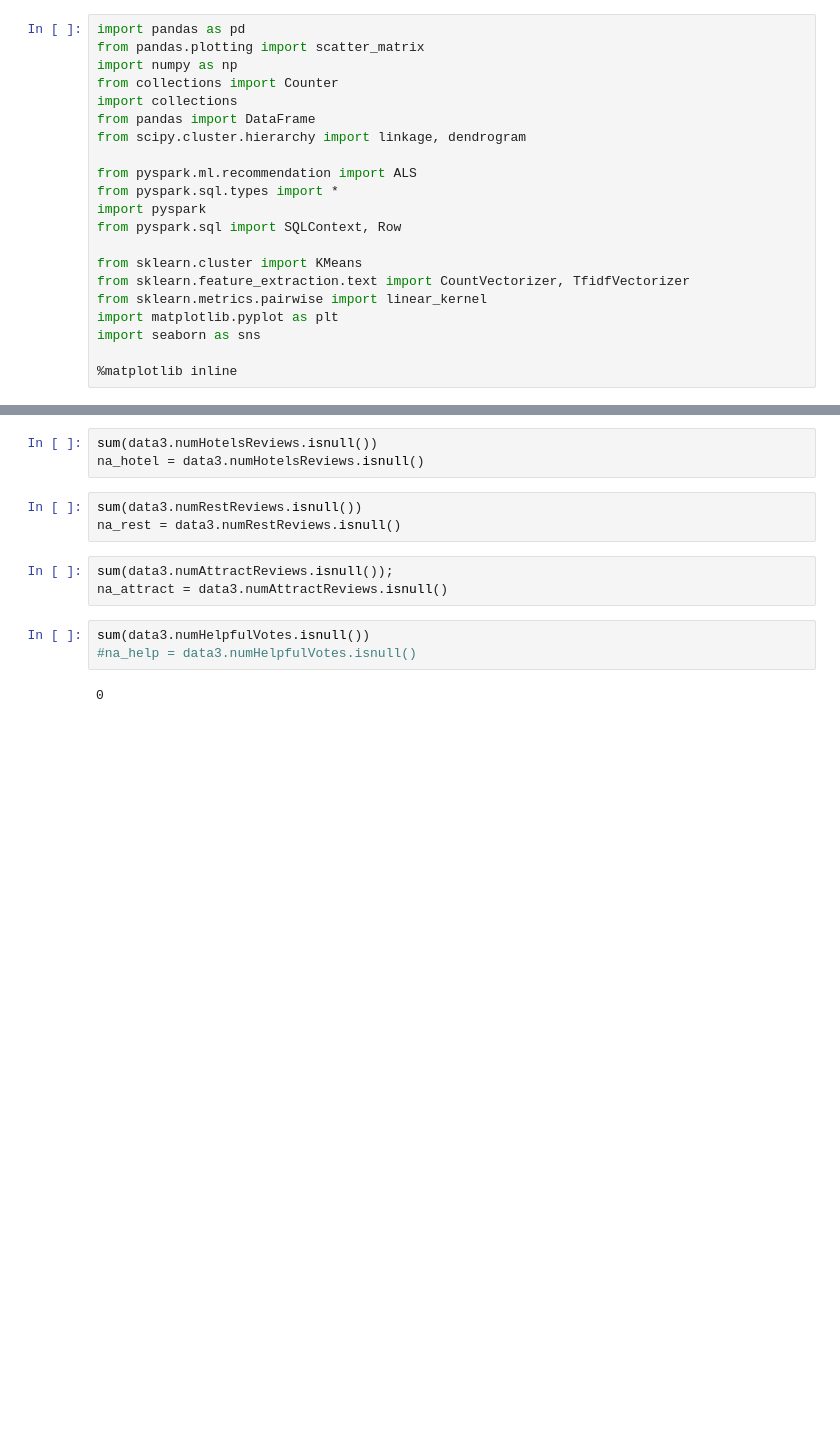
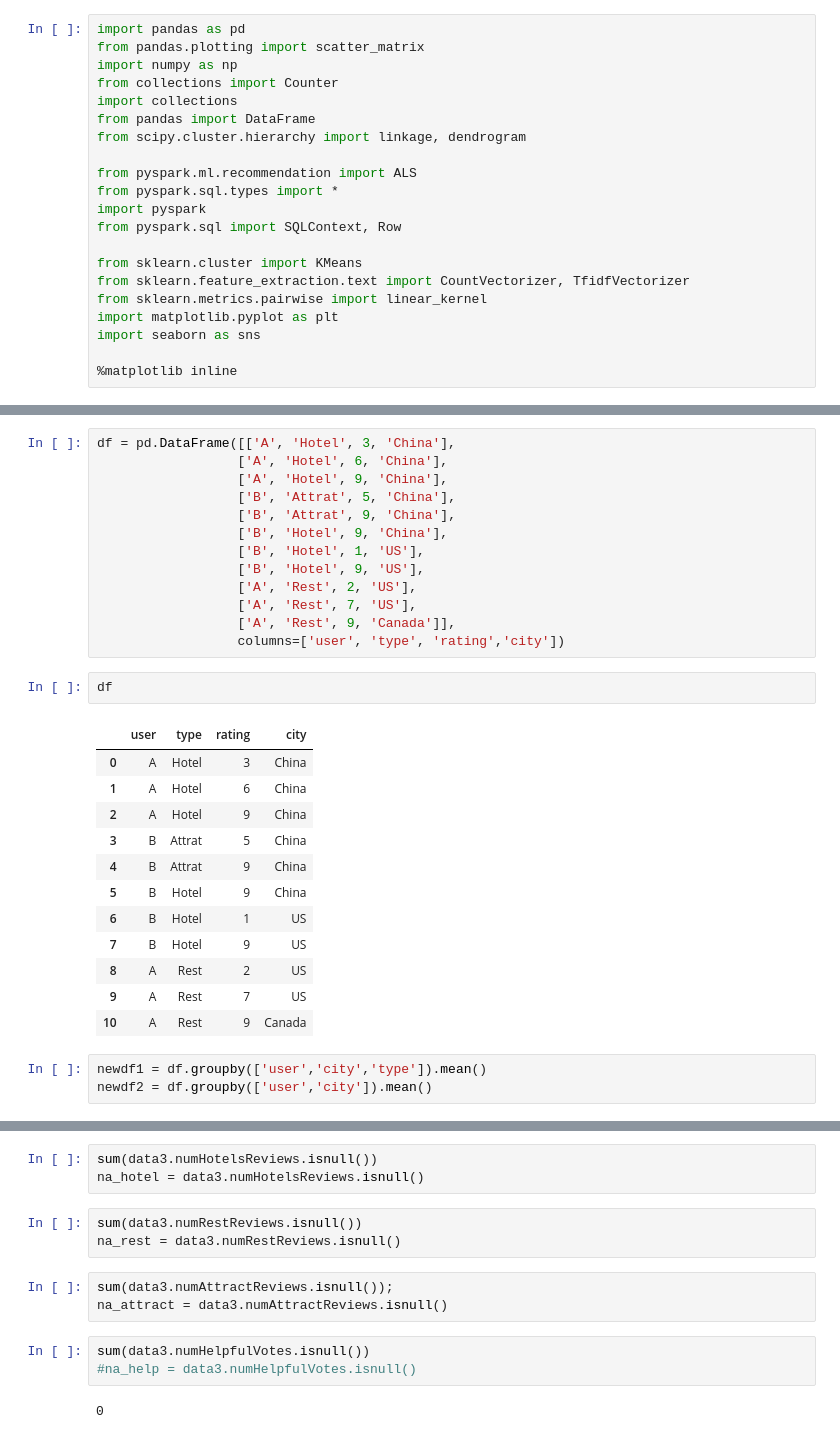
Before and after one commit to acrowise/travel-time-rec, a Jupyter notebook: tripadvisor_personality_EDA.ipynb, the cells around one changed output, grey strips where cells are left out. Saved outputs shown, nothing was run; the diff lists cells and outputs as text; blank space fills up the shorter version.

```diff
--- a/tripadvisor_personality_EDA.ipynb
+++ b/tripadvisor_personality_EDA.ipynb
@@ -77,0 +95,31 @@ memory usage: 1.0+ MB
+# %%
+df = pd.DataFrame([['A', 'Hotel', 3, 'China'],
+                  ['A', 'Hotel', 6, 'China'],
+                  ['A', 'Hotel', 9, 'China'],
+                  ['B', 'Attrat', 5, 'China'],
+                  ['B', 'Attrat', 9, 'China'],
+                  ['B', 'Hotel', 9, 'China'],
+                  ['B', 'Hotel', 1, 'US'],
+                  ['B', 'Hotel', 9, 'US'],
+                  ['A', 'Rest', 2, 'US'],
+                  ['A', 'Rest', 7, 'US'],
+                  ['A', 'Rest', 9, 'Canada']],
+                  columns=['user', 'type', 'rating','city'])
+# %%
+df
+# %% [output]
+|  | user | type | rating | city |
+| 0 | A | Hotel | 3 | China |
+| 1 | A | Hotel | 6 | China |
+| 2 | A | Hotel | 9 | China |
+| 3 | B | Attrat | 5 | China |
+| 4 | B | Attrat | 9 | China |
+| 5 | B | Hotel | 9 | China |
+| 6 | B | Hotel | 1 | US |
+| 7 | B | Hotel | 9 | US |
+| 8 | A | Rest | 2 | US |
+| 9 | A | Rest | 7 | US |
+| 10 | A | Rest | 9 | Canada |
+# %%
+newdf1 = df.groupby(['user','city','type']).mean()
+newdf2 = df.groupby(['user','city']).mean()
```
Also changed, not shown: parts of 25 cells of this notebook.
